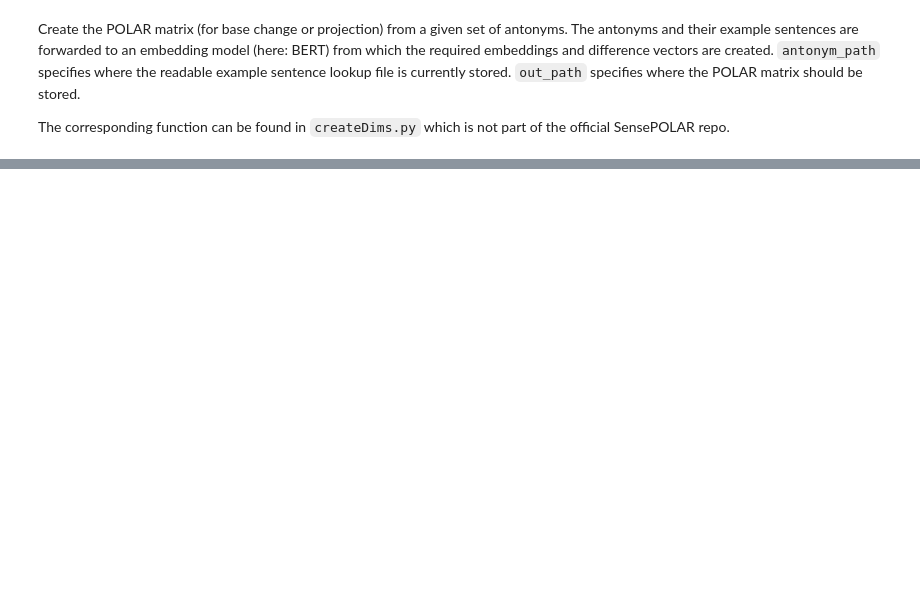
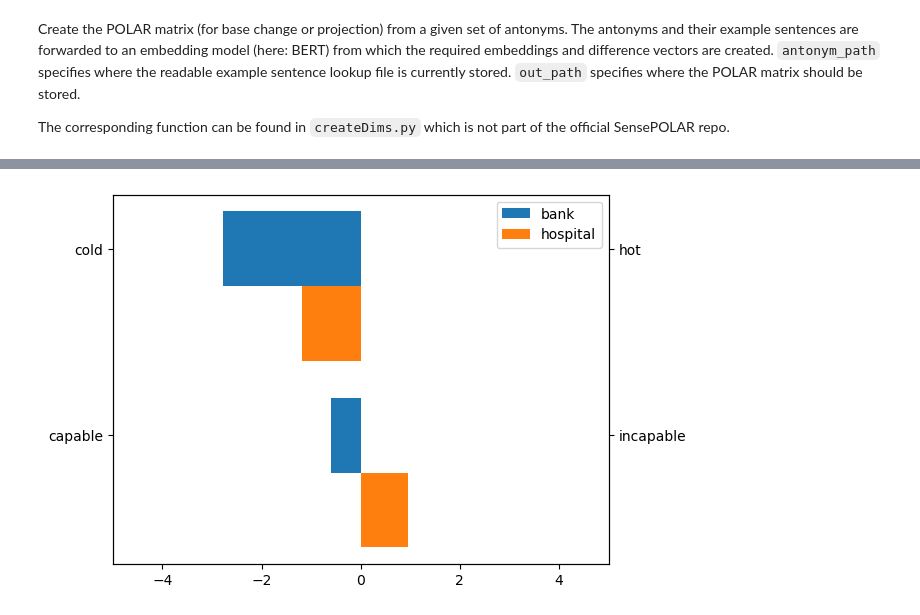
Before and after one commit to aldietri/SensePOLAR-TeamProject, a Jupyter notebook: Examples.ipynb, the cells around one changed output, grey strips where cells are left out. Saved outputs shown, nothing was run; the diff lists cells and outputs as text; code cells hidden in the pictures; blank space fills up the shorter version.

```diff
--- a/Examples.ipynb
+++ b/Examples.ipynb
@@ -103,0 +940,4 @@ analyzeWord(word, context, model=model, tokenizer=tokenizer, antonym_path=antony
+# %%
+most_descriptive_antonyms(X,Y,2)
+# %% [output]
+[figure, added]
```
Also changed, not shown: parts of 50 cells of this notebook, 1 other file.
